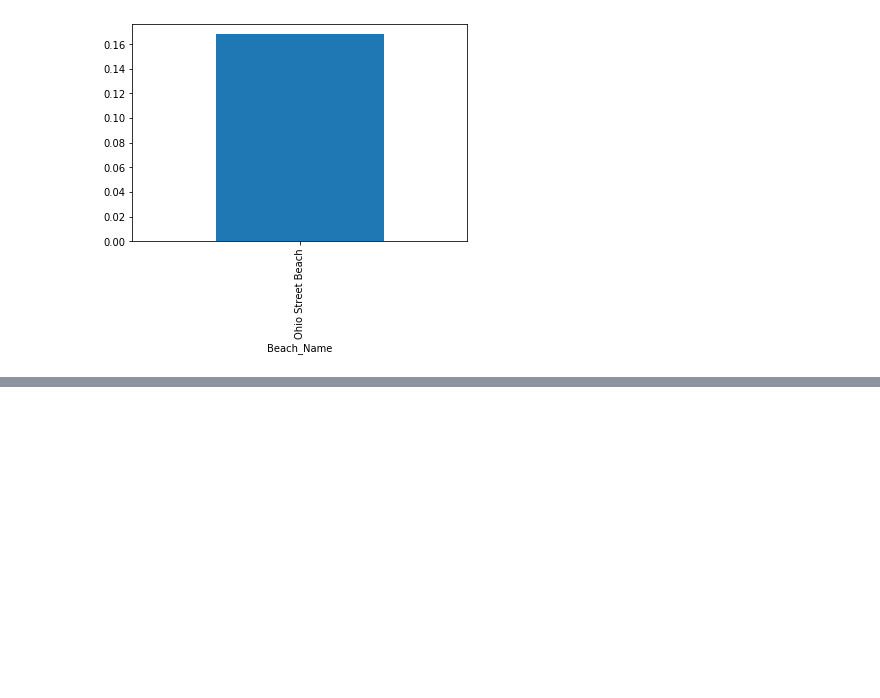
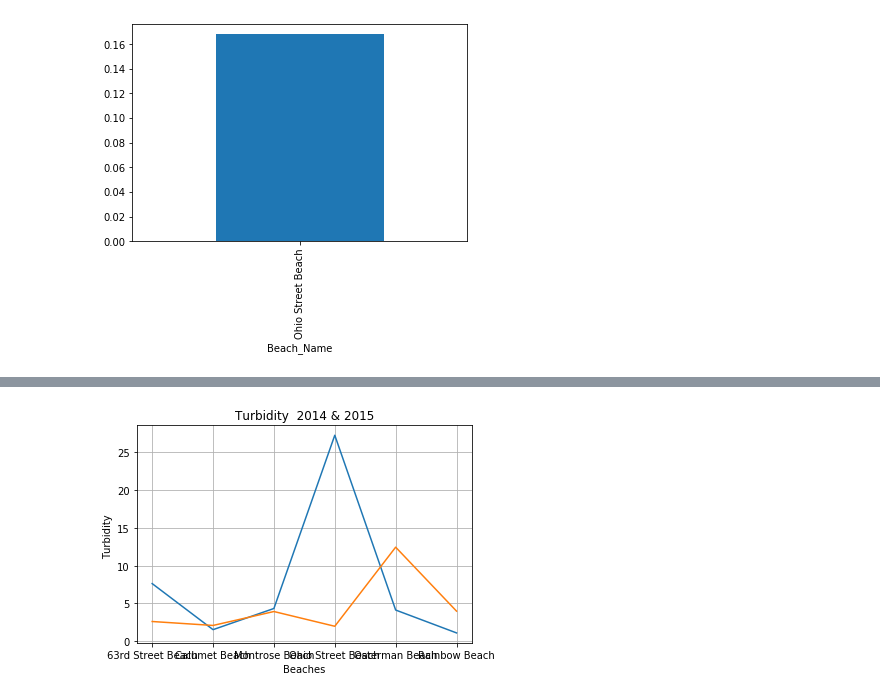
Before and after one commit to tveeder/city-beach-data-analysis, a Jupyter notebook: city_beach_analysis - Turbidity.ipynb, the cells around one changed output, grey strips where cells are left out. Drawn from its saved outputs; the diff is of its cells as text; code cells hidden in the pictures; blank space fills up the shorter version.

```diff
--- a/city_beach_analysis - Turbidity.ipynb
+++ b/city_beach_analysis - Turbidity.ipynb
@@ -458,0 +489,14 @@ x = mu_wave_2019_df.plot.bar()
+# %%
+# Compare 2014/2015 Turbidity
+plt.title("Turbidity  2014 & 2015")
+plt.xlabel("Beaches")
+plt.ylabel("Turbidity ")
+plt.grid()
+
+plt.plot(mu_turbidity_2014_df)
+plt.plot(mu_turbidity_2015_df)
+
+plt.savefig("turbidity_h201415.png")
+plt.show();
+# %% [output]
+[figure, added]
```
Also changed, not shown: parts of 3 cells of this notebook.
